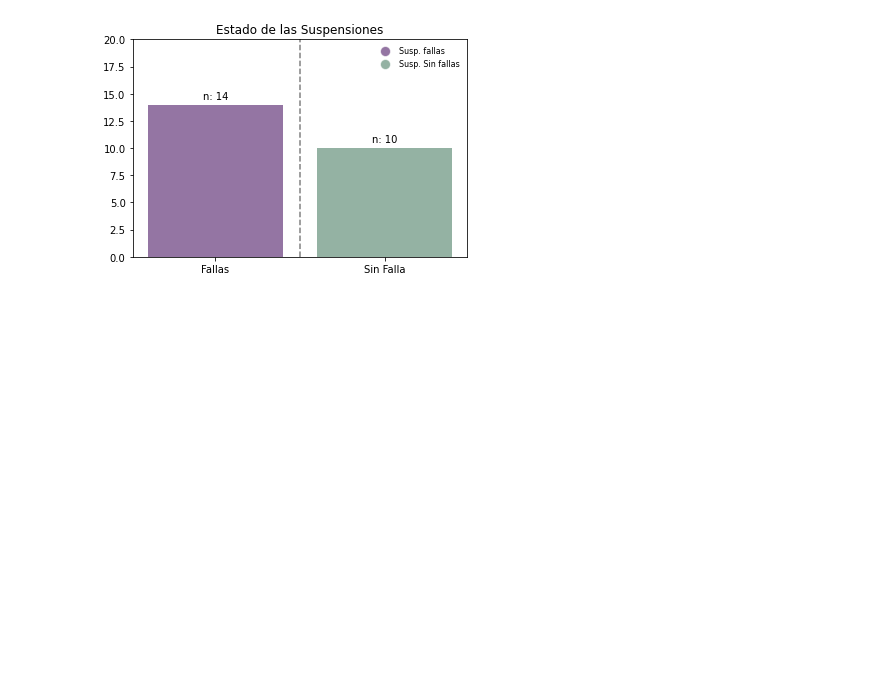
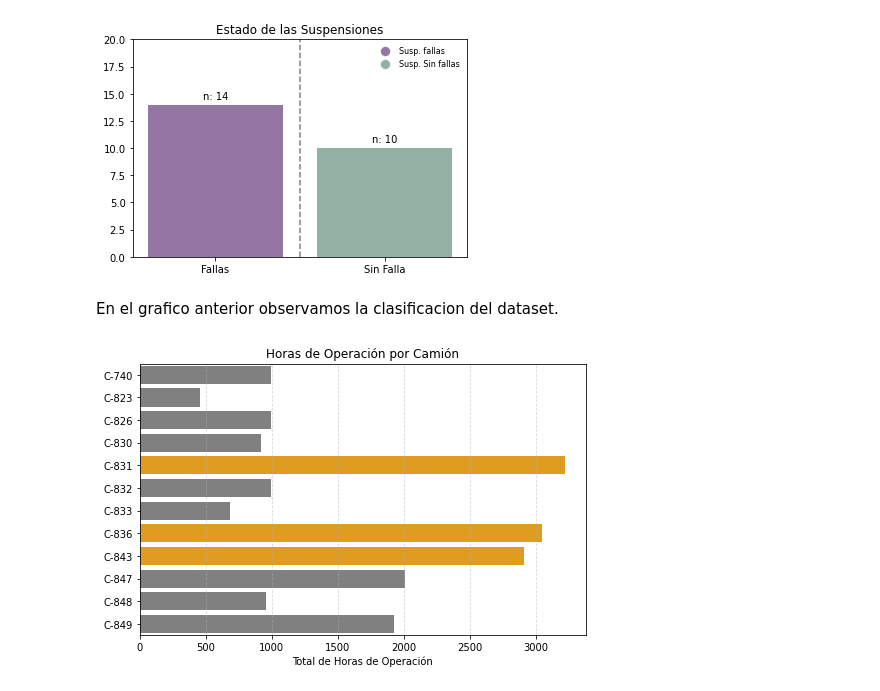
Before and after one commit to Iaibanez/jbook_ml202510, a Jupyter notebook: _sources/notebooks.ipynb, the cells around one changed output. Cells and saved outputs as stored; diff of their text form; code cells hidden in the pictures; blank space fills up the shorter version.

```diff
--- a/_sources/notebooks.ipynb
+++ b/_sources/notebooks.ipynb
@@ -103,3 +143,44 @@ plt.ylim(0, 20)
 plt.show()
 # %% [output]
 [figure]
+# %% [markdown]
+En el grafico anterior observamos la clasificacion del dataset.
+# %%
+import pandas as pd
+import numpy as np
+import matplotlib.pyplot as plt
+import seaborn as sns
+
+# Agrupar las horas por cada camión y ordenar de menor a mayor
+data_summary = data.groupby("No_Equipo", as_index=False).agg(Total_Horas=("Horas", "sum"))
+data_summary = data_summary.sort_values(by="Total_Horas")
+
+# Cambiar "0220" por "C-"
+data_summary["No_Equipo"] = data_summary["No_Equipo"].str.replace("^0220", "C-", regex=True)
+
+# Ordenar alfabéticamente
+data_summary = data_summary.sort_values(by="No_Equipo")
+
+# Crear la columna de colores para resaltar los tres camiones con más horas
+data_summary["highlight"] = np.where(data_summary["Total_Horas"].rank(method="min", ascending=False) <= 3, "orange", "grey")
+
+# Asegurar que No_Equipo es de tipo string
+data_summary["No_Equipo"] = data_summary["No_Equipo"].astype(str)
+
+# Ordenar alfabéticamente por No_Equipo
+data_summary = data_summary.sort_values(by="No_Equipo", ascending=True)
+
+# Crear el gráfico
+plt.figure(figsize=(8, 5))
+
+sns.barplot(x="Total_Horas", y="No_Equipo", data=data_summary, palette=data_summary["highlight"].tolist())
+
+# Ajustar título y etiquetas
+plt.xlabel("Total de Horas de Operación")
+plt.ylabel("")
+plt.title("Horas de Operación por Camión")
+plt.grid(axis="x", linestyle="--", alpha=0.5)
+
+plt.show()
+# %% [output]
+[figure, added]
```
Also changed, not shown: parts of 12 cells of this notebook, 6 other files.
